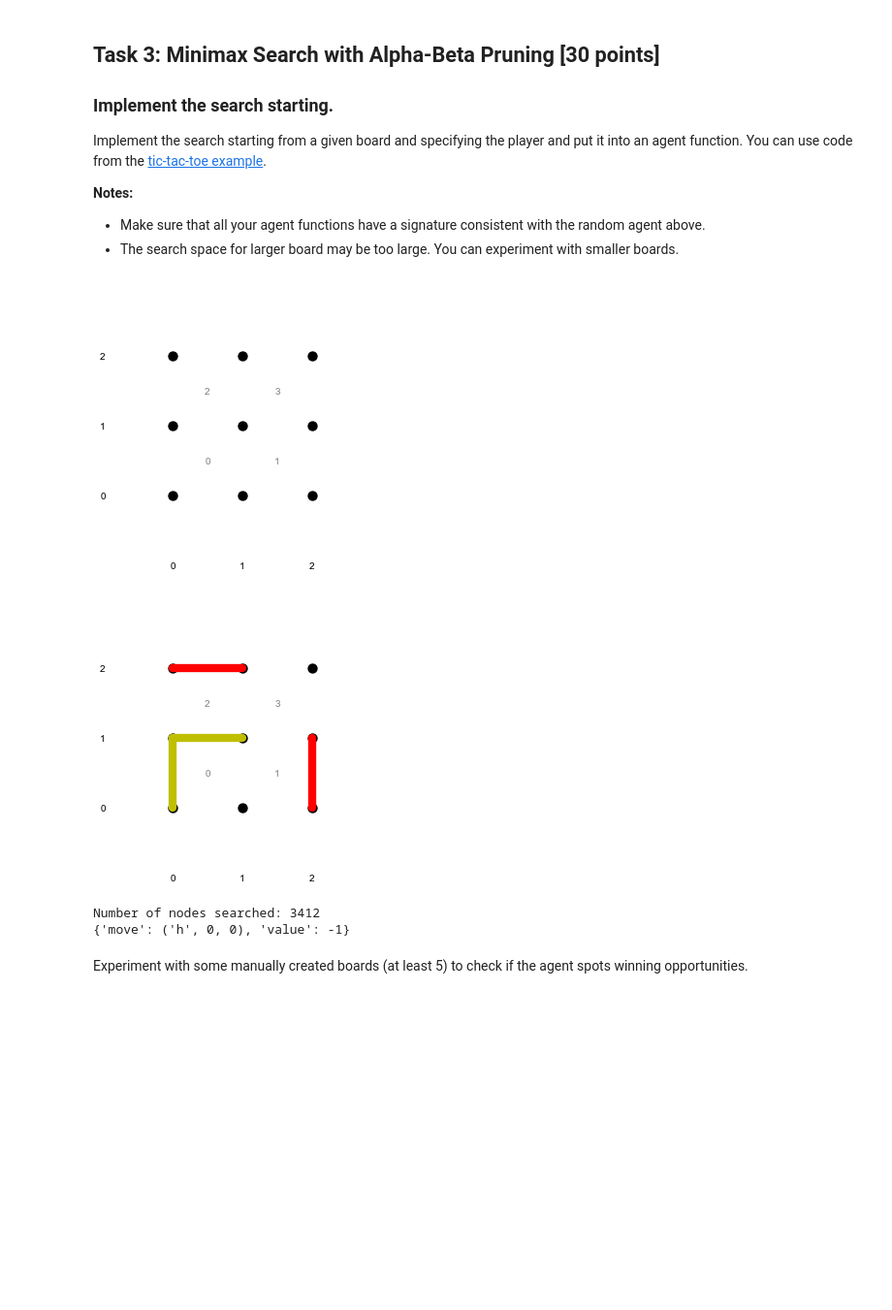
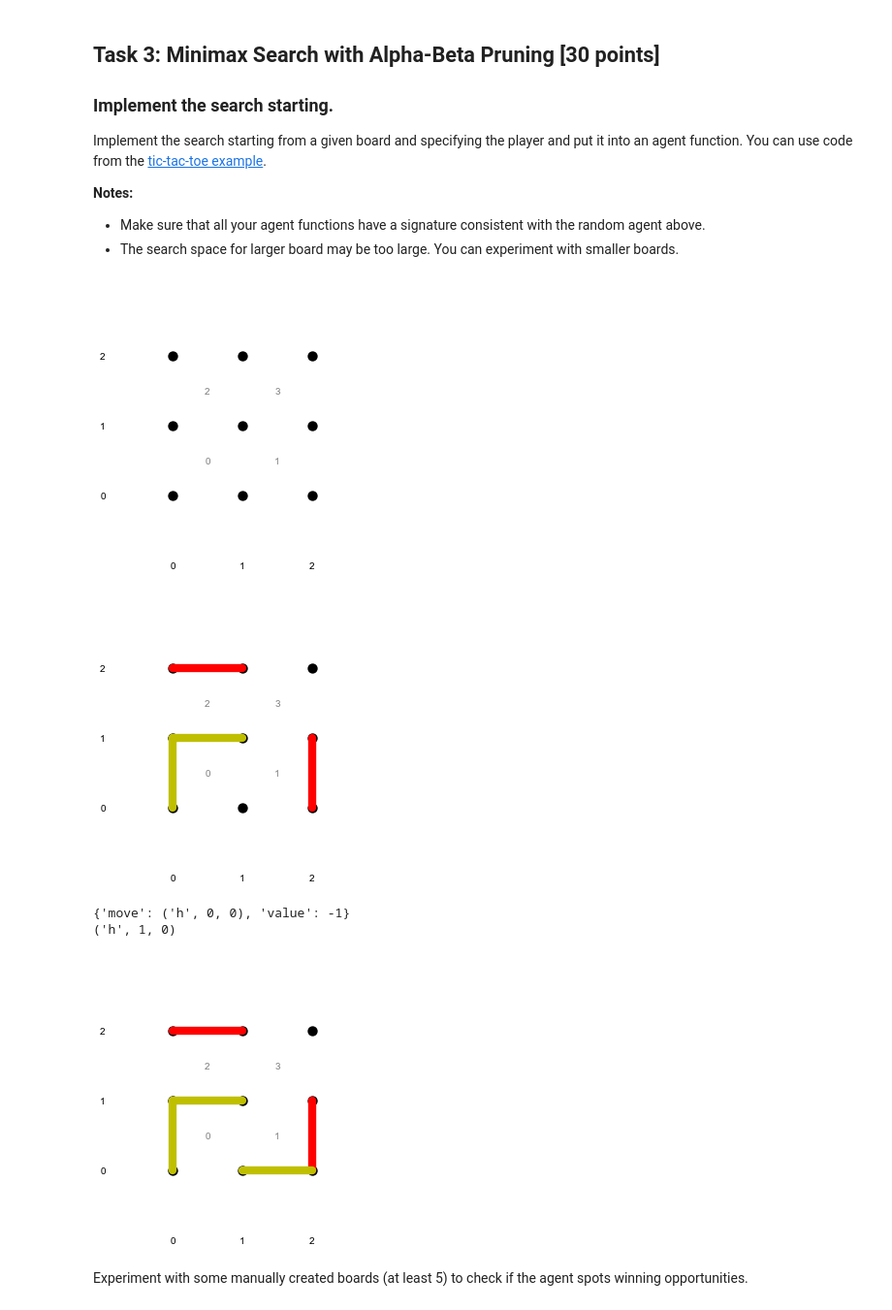
Before and after one commit to njding/CS7320-AI, a Jupyter notebook: Games/assignment_dots_and_boxes.ipynb, the cells around one changed output. Shown at 97% size. Saved outputs shown, nothing was run; the diff lists cells and outputs as text; code cells hidden in the pictures; blank space fills up the shorter version.

```diff
--- a/Games/assignment_dots_and_boxes.ipynb
+++ b/Games/assignment_dots_and_boxes.ipynb
@@ -733,7 +769,7 @@ __Notes:__
 # %%
 import math
 # global variables
-DEBUG = 1 # 1 ... count nodes, 2 ... debug each node
+DEBUG = 0 # 1 ... count nodes, 2 ... debug each node
 COUNT = 0
 
 def alpha_beta_search(board, player = 1):
@@ -817,37 +853,39 @@ def min_value_ab(state, player, alpha, beta):
     return v, move
 alpha_test = create_board(3,3)
 moves = [
      ("h", 0, 1),
      ("h", 0, 2),
     #("h", 0, 0),
      ("h", 0, 2),
      ("h", 0, 1),
      ("h", 0, 2),
     ("v", 2, 2),
      ("v", 2, 2),
     ("v", 0, 2),
      ("h", 2, 0),
      ("v", 2, 0),
     ("v", 0, 0),
 ]
 display(alpha_test)
 play(alpha_test,moves)
 display(alpha_test)
 print(alpha_beta_search(alpha_test))
 def alpha_beta_search_player(board, player=None):
     # temp_board = board.copy()
     # temp_moves = temp_board["moves"][0]
     # if temp_moves == None: return
     # second_board = create_board().
     # if(len(board['moves']) == 0): return True
-        return alpha_beta_search(board.copy(),player = player)
-
-#display(alpha_beta_search_player(alpha_test))
+        return alpha_beta_search(board.copy(),player = player)["move"]
+print(alpha_beta_search_player(alpha_test))
+make_move(alpha_test.copy(),1, alpha_beta_search_player(alpha_test))
+display(alpha_test)
 # %% [output]
 [figure]
 [figure]
-Number of nodes searched: 3412
 {'move': ('h', 0, 0), 'value': -1}
+('h', 1, 0)
+[figure, added]
 # %% [markdown]
 Experiment with some manually created boards (at least 5) to check if the agent spots winning opportunities.
 # %%
```
Also changed, not shown: parts of 11 cells of this notebook.
